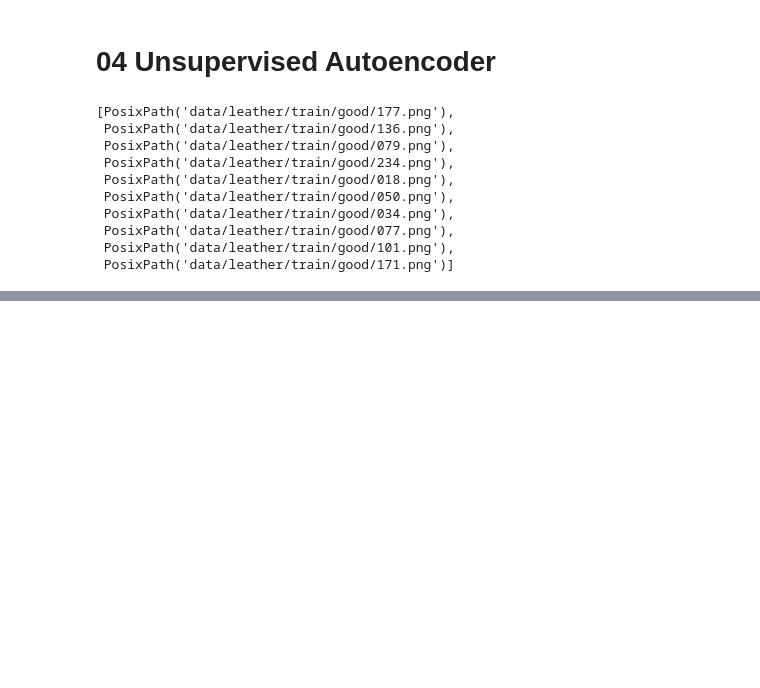
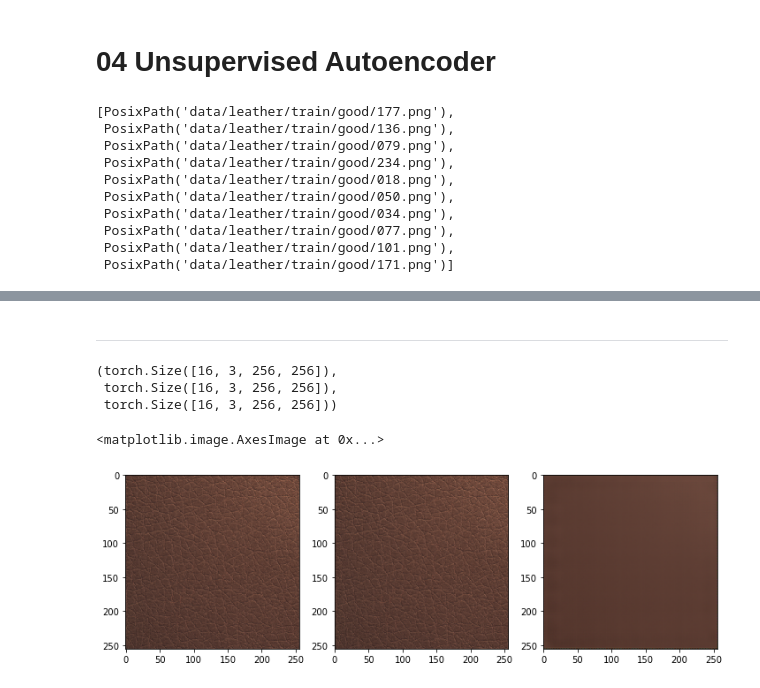
Before and after one commit to stephencwelch/dsgo-dl-workshop-summer-2020, a Jupyter notebook: 04-unsupervised-autoencoder .ipynb, the cells around one changed output, grey strips where cells are left out. Saved outputs shown, nothing was run; the diff lists cells and outputs as text; code cells hidden in the pictures; blank space fills up the shorter version.

```diff
--- a/04-unsupervised-autoencoder .ipynb
+++ b/04-unsupervised-autoencoder .ipynb
@@ -65,0 +139,3 @@ learn=cnn_learner(data, models.resnet34, custom_head=custom_head, metrics=pixel_
+# %%
+lr=1e-3
+learn.fit_one_cycle(8, slice(lr/10, lr))
@@ -65,0 +152,28 @@ learn=cnn_learner(data, models.resnet34, custom_head=custom_head, metrics=pixel_
+# %% [markdown]
+---
+# %%
+with torch.no_grad():
+    x,y = next(iter(learn.data.valid_dl))
+    yhat = learn.model(x)
+    x=learn.data.denorm(x)
+# %%
+x.shape, y.shape, yhat.shape
+# %% [output]
+(torch.Size([16, 3, 256, 256]),
+ torch.Size([16, 3, 256, 256]),
+ torch.Size([16, 3, 256, 256]))
+# %%
+def torchmb2numpy(mb): return np.moveaxis(mb.cpu().numpy(), (0, 2, 3, 1), (0, 1, 2, 3))
+# %%
+x_numpy=torchmb2numpy(x)
+y_numpy=torchmb2numpy(y)
+yhat_numpy=torchmb2numpy(yhat)
+# %%
+i=0
+fig=plt.figure(0,(12,6))
+fig.add_subplot(1,3,1); plt.imshow(x_numpy[i], cmap='gray')
+fig.add_subplot(1,3,2); plt.imshow(y_numpy[i]) #, vmin=0, vmax=len(all_classes)+1)
+fig.add_subplot(1,3,3); plt.imshow(yhat_numpy[i]) #, vmin=0, vmax=len(all_classes)+1)
+# %% [output]
+<matplotlib.image.AxesImage at 0x...>
+[figure, added]
```
Also changed, not shown: parts of 23 cells of this notebook.
